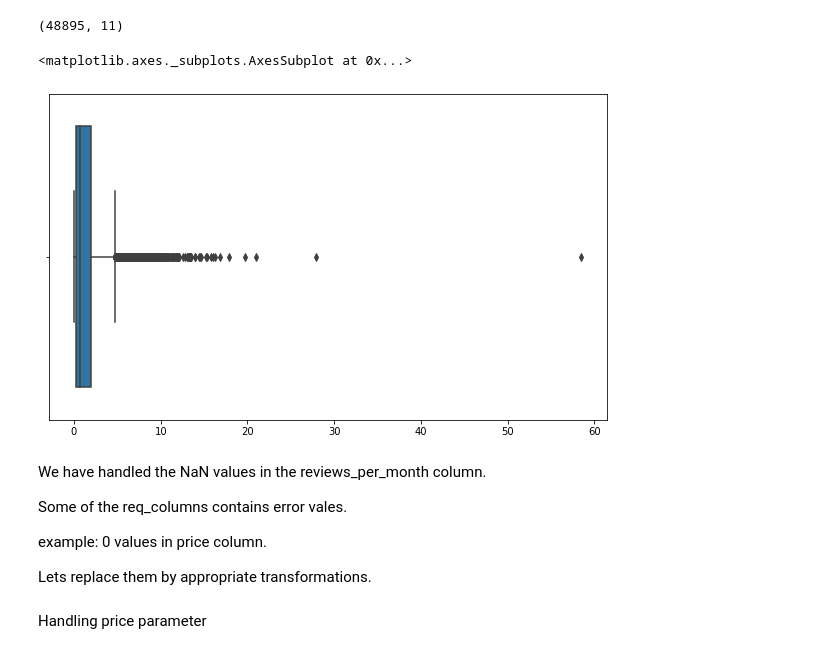
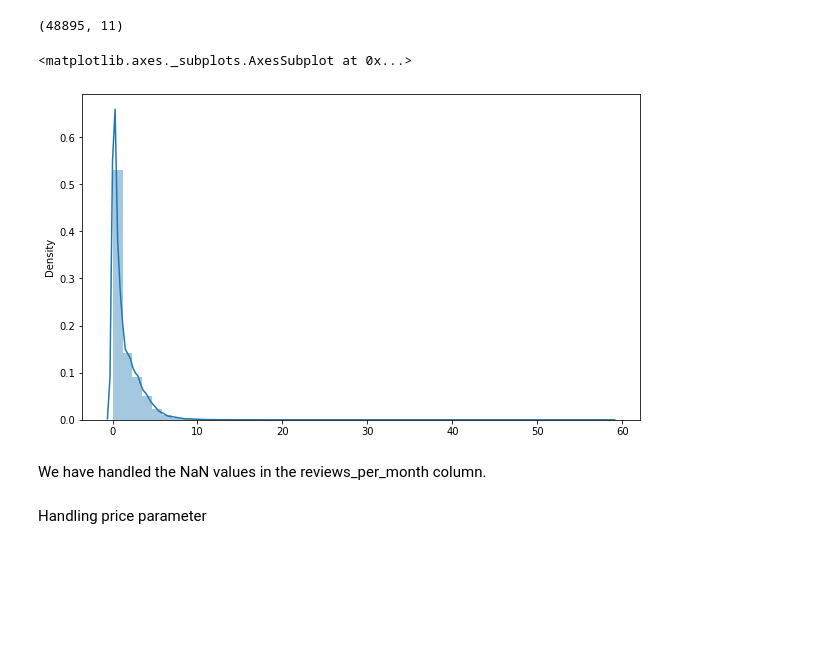
Before and after one commit to Shashwat-spyder/Airbnb-data-analysis, a Jupyter notebook: Shashwat_pani_EDA_Airbnb_Bookings_Analysis_Capstone_Project.ipynb, the cells around one changed output. Drawn from its saved outputs; the diff is of its cells as text; code cells hidden in the pictures; blank space fills up the shorter version.

```diff
--- a/Shashwat_pani_EDA_Airbnb_Bookings_Analysis_Capstone_Project.ipynb
+++ b/Shashwat_pani_EDA_Airbnb_Bookings_Analysis_Capstone_Project.ipynb
@@ -225,17 +225,11 @@ See the caveats in the documentation: https://pandas.pydata.org/pandas-docs/stab
 (48895, 11)
 # %%
 fig, ax= plt.subplots(figsize=(10,6))
-sns.boxplot(sorted(bnb.reviews_per_month, reverse= False))
+sns.distplot(sorted(bnb.reviews_per_month, reverse= False))
 # %% [output]
 <matplotlib.axes._subplots.AxesSubplot at 0x...>
-[figure, old version]
+[figure, new version]
 # %% [markdown]
 We have handled the NaN values in the reviews_per_month column.
-
-Some of the req_columns contains error vales.
-
-example: 0 values in price column.
-
-Lets replace them by appropriate transformations.
 # %% [markdown]
 Handling price parameter
```
Also changed, not shown: parts of 20 cells of this notebook.
